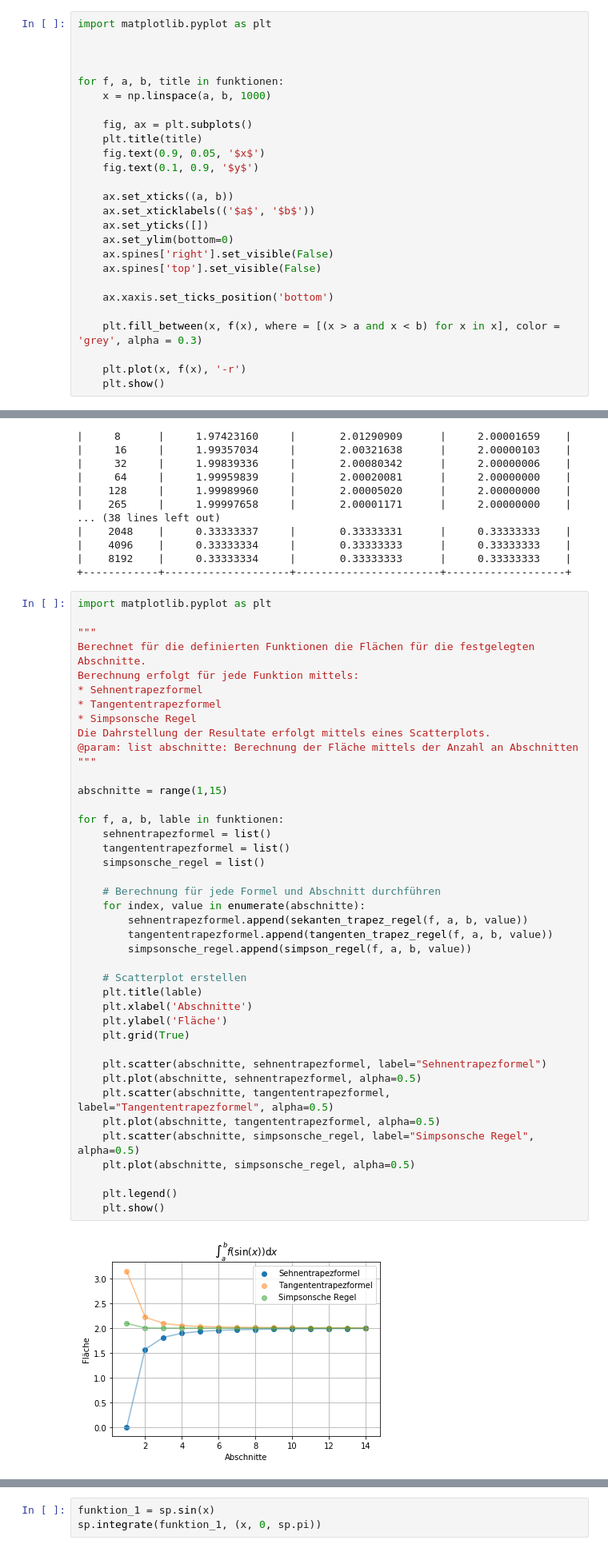
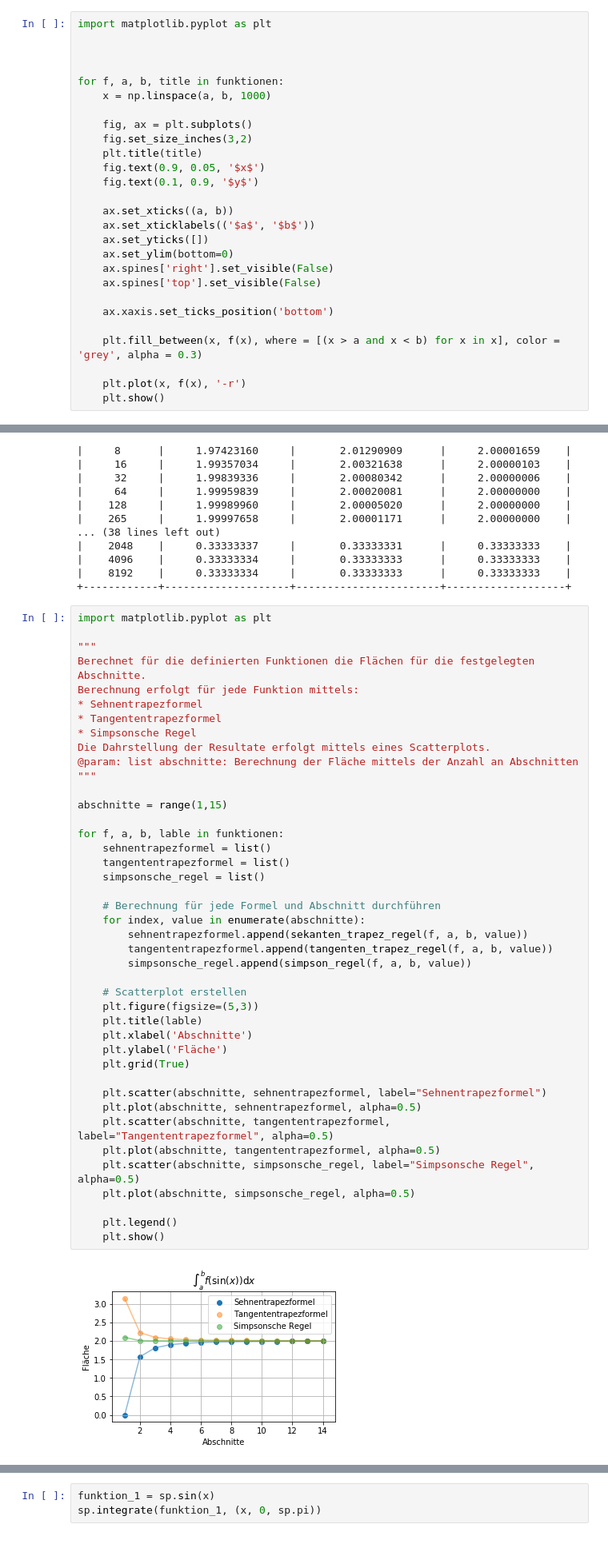
Before and after one commit to cheorges/Analysis-With-Python, a Jupyter notebook: Numerische Integration.ipynb, the cells around one changed output, grey strips where cells are left out. Shown at 80% size. Saved outputs shown, nothing was run; the diff lists cells and outputs as text.

```diff
--- a/Numerische Integration.ipynb
+++ b/Numerische Integration.ipynb
@@ -111,6 +119,7 @@ for f, a, b, title in funktionen:
     x = np.linspace(a, b, 1000)
 
     fig, ax = plt.subplots()
+    fig.set_size_inches(3,2)
     plt.title(title)
     fig.text(0.9, 0.05, '$x$')
     fig.text(0.1, 0.9, '$y$')
@@ -326,31 +335,32 @@ Die Dahrstellung der Resultate erfolgt mittels eines Scatterplots.
 
 abschnitte = range(1,15)
 
 for f, a, b, lable in funktionen:
     sehnentrapezformel = list()
     tangententrapezformel = list()
     simpsonsche_regel = list()
 
     # Berechnung für jede Formel und Abschnitt durchführen
     for index, value in enumerate(abschnitte):
         sehnentrapezformel.append(sekanten_trapez_regel(f, a, b, value))
         tangententrapezformel.append(tangenten_trapez_regel(f, a, b, value))
         simpsonsche_regel.append(simpson_regel(f, a, b, value))
 
     # Scatterplot erstellen
+    plt.figure(figsize=(5,3))
     plt.title(lable)
     plt.xlabel('Abschnitte')
     plt.ylabel('Fläche')
     plt.grid(True)
 
     plt.scatter(abschnitte, sehnentrapezformel, label="Sehnentrapezformel")
     plt.plot(abschnitte, sehnentrapezformel, alpha=0.5)
     plt.scatter(abschnitte, tangententrapezformel, label="Tangententrapezformel", alpha=0.5)
     plt.plot(abschnitte, tangententrapezformel, alpha=0.5)
     plt.scatter(abschnitte, simpsonsche_regel, label="Simpsonsche Regel", alpha=0.5)
     plt.plot(abschnitte, simpsonsche_regel, alpha=0.5)
 
     plt.legend()
     plt.show()
 # %% [output]
-[figure, old version]
+[figure, new version]
```
Also changed, not shown: parts of 24 cells of this notebook.
